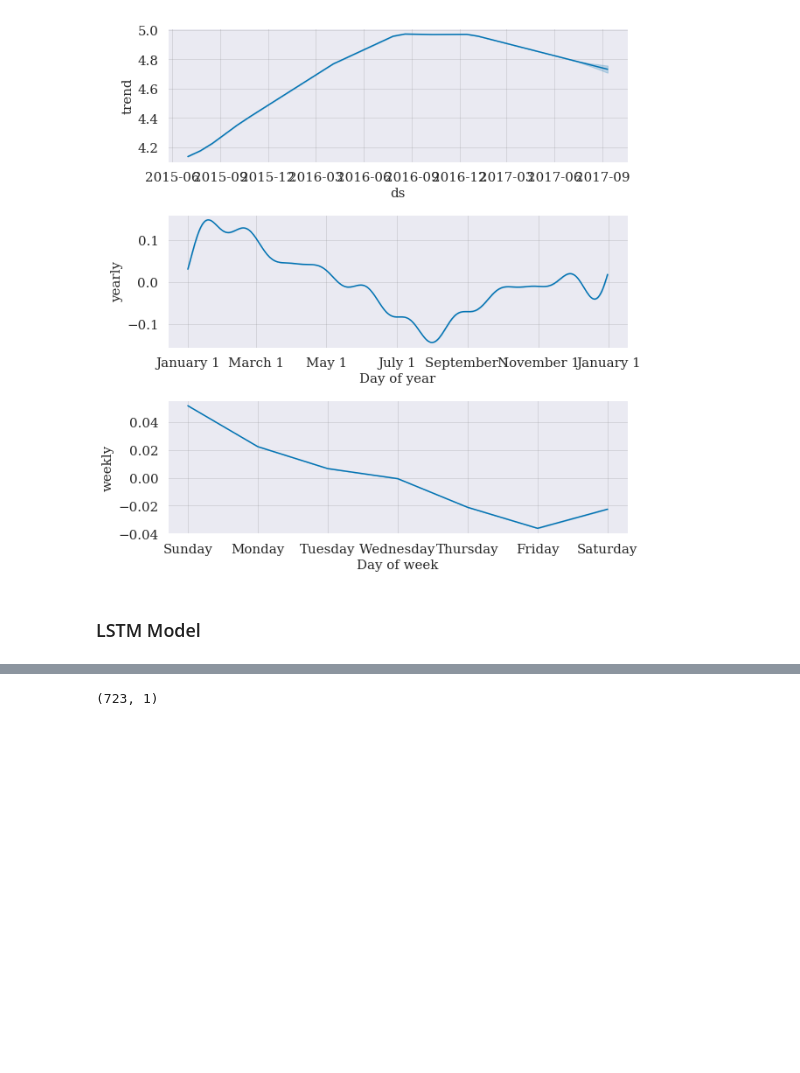
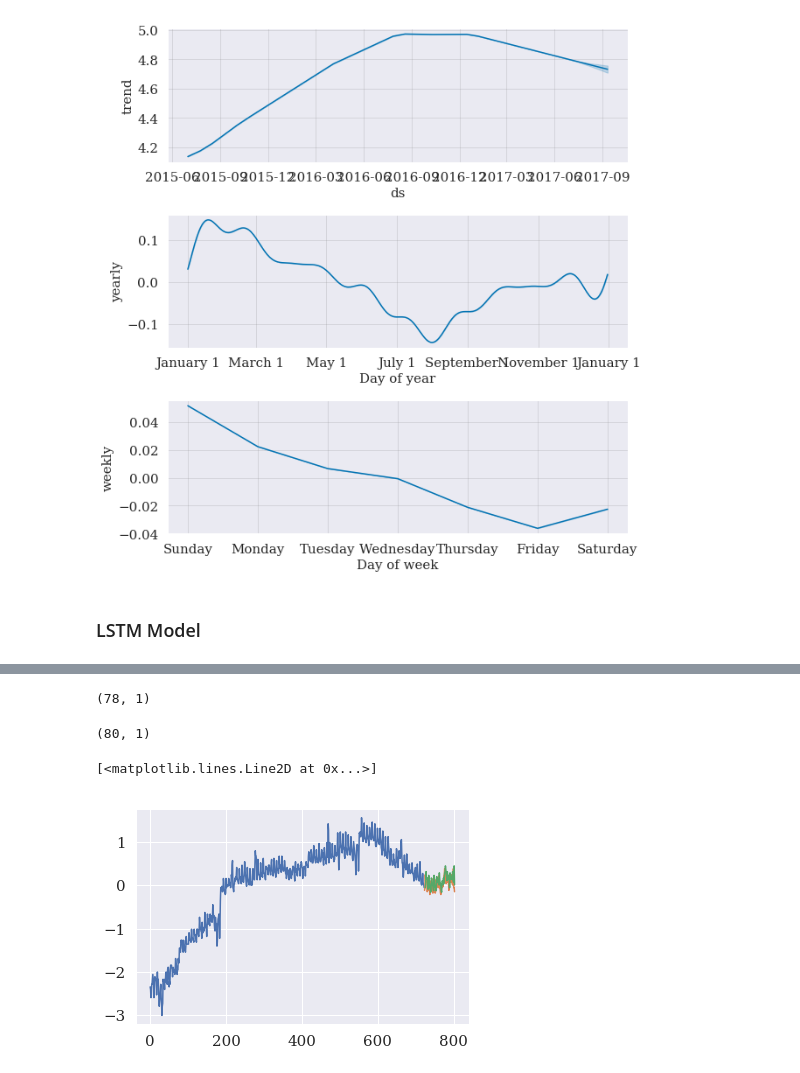
Before and after one commit to hanzhang0420/Web_Traffic_Forecasting-, a Jupyter notebook: WebTraffic_Models.ipynb, the cells around one changed output, grey strips where cells are left out. Saved outputs shown, nothing was run; the diff lists cells and outputs as text; code cells hidden in the pictures; blank space fills up the shorter version.

```diff
--- a/WebTraffic_Models.ipynb
+++ b/WebTraffic_Models.ipynb
@@ -264,12 +286,9 @@ scaler, train_scaled, test_scaled = scale(y_train.values,y_test.values)
 # %%
-batch_size =
-epoch =
-neurons =
+batch_size = 1
+epoch = 1
+neurons = 4
 # %%
-from keras.models import Sequential
-from keras.layers import Dense, LSTM
-
 model = Sequential()
-model.add(LSTM(neurons, batch_input_shape=(batch_size,train.shape[0],train.shape[1])), stateful=True)
+model.add(LSTM(neurons, batch_input_shape=(batch_size,trainX.shape[1],trainX.shape[2])))
 model.add(Dense(1))
-model.compile(loss='mean_squared_error',opitimizer= 'adam')
+model.compile(loss='mean_squared_error',optimizer= 'adam')
@@ -277,0 +295,2 @@ Using TensorFlow backend.
+# %%
+model.fit(trainX, trainY, epochs=10, batch_size=1, verbose=2)
@@ -278,4 +319,19 @@ Using TensorFlow backend.
+# %%
+# make predictions
+trainPredict = model.predict(trainX)
+testPredict = model.predict(testX)
 # %%
-np.shape(train_scaled)
+np.shape(testPredict)
 # %% [output]
-(723, 1)
+(78, 1)
+# %%
+np.shape(test_scaled)
+# %% [output]
+(80, 1)
+# %%
+plt.plot(train_scaled)
+plt.plot(time[723:],test_scaled)
+plt.plot(np.linspace(,testPredict)
+# %% [output]
+[<matplotlib.lines.Line2D at 0x...>]
+[figure, added]
```
Also changed, not shown: parts of 11 cells of this notebook.
